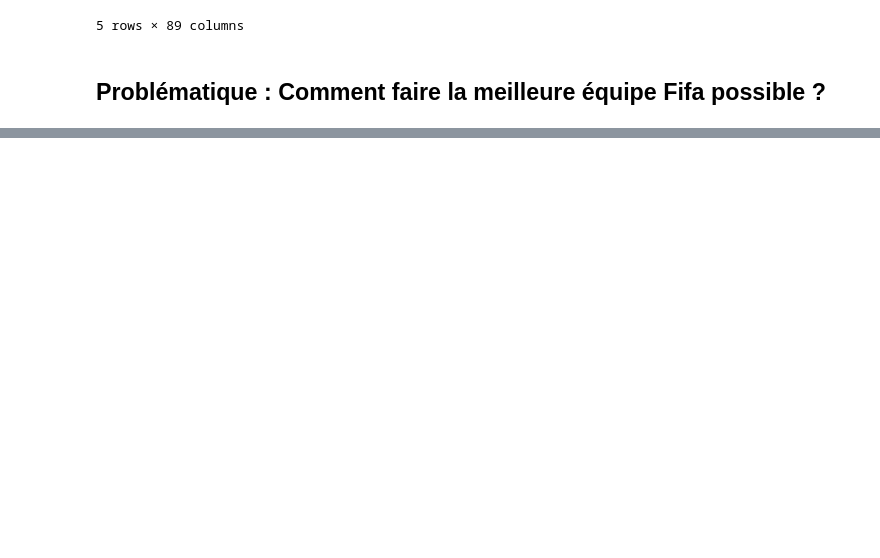
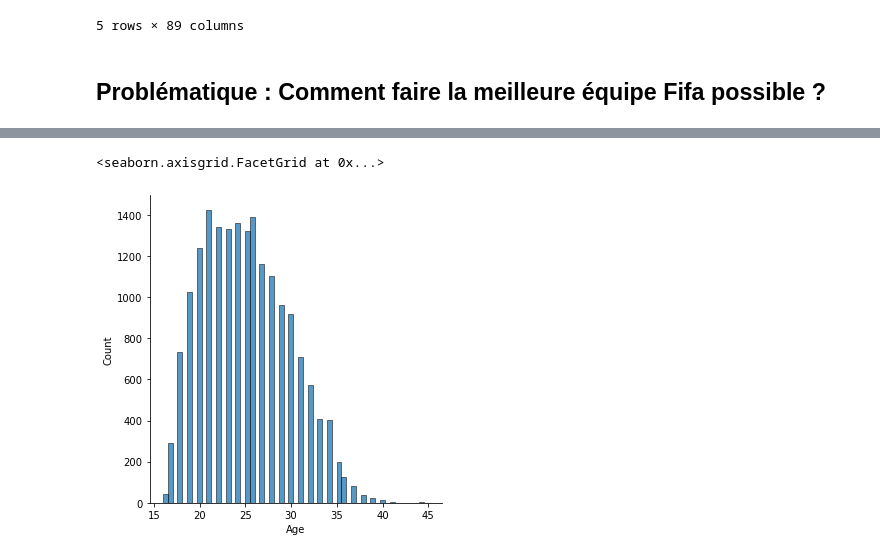
Before and after one commit to SimonMlt/MathsAlgo, a Jupyter notebook: Projet_Data_Visualisation.ipynb, the cells around one changed output, grey strips where cells are left out. Saved outputs shown, nothing was run; the diff lists cells and outputs as text; code cells hidden in the pictures; blank space fills up the shorter version.

Commit message:
Update project Data Visualisation

```diff
--- a/Projet_Data_Visualisation.ipynb
+++ b/Projet_Data_Visualisation.ipynb
@@ -76,0 +94,6 @@ fifa.tail()
+# %%
+# On construit notre diagramme qui va afficher et compter la note des joueurs
+sns.displot(x="Age", data=fifa)
+# %% [output]
+<seaborn.axisgrid.FacetGrid at 0x...>
+[figure, added]
```
Also changed, not shown: parts of 25 cells of this notebook.
